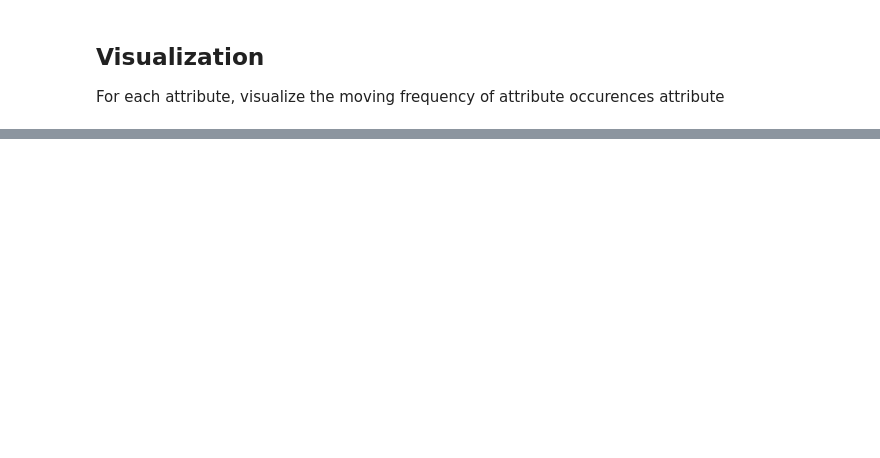
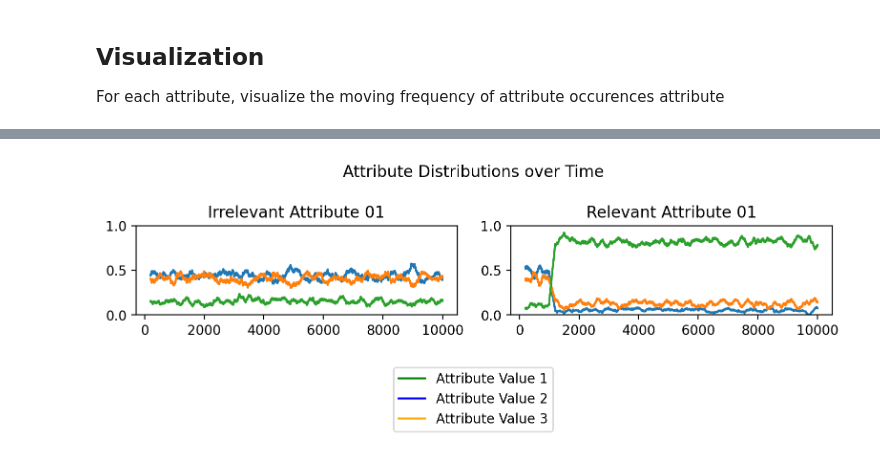
Before and after one commit to lennartebert/explaining_concept_drift, a Jupyter notebook: 20_visualize_attributes.ipynb, the cells around one changed output, grey strips where cells are left out. Saved outputs shown, nothing was run; the diff lists cells and outputs as text; code cells hidden in the pictures; blank space fills up the shorter version.

```diff
--- a/20_visualize_attributes.ipynb
+++ b/20_visualize_attributes.ipynb
@@ -90,0 +112,42 @@ plt.show()
+# %%
+## plot only one relevant and one irrelevant attribute
+selected_attribute_distributions = {k: v for k, v in attribute_distributions.items() if k in ['Irrelevant Attribute 01', 'Relevant Attribute 01']}
+
+columns = 2
+
+# plot all attribute distributions in a plot with subplots
+n = len(selected_attribute_distributions.keys())
+rows = max(1, int(math.ceil(n / columns))) # set the row count to at least 1
+
+gs = gridspec.GridSpec(rows, columns)
+fig = plt.figure(dpi=200, figsize = (8,2*rows))
+
+# get sorted attribute list
+attribute_list = sorted(list(selected_attribute_distributions.keys()))
+
+# plot all attribute distributions
+for i, attribute_name in enumerate(attribute_list):
+    series = selected_attribute_distributions[attribute_name]
+    ax = fig.add_subplot(gs[i])
+    ax.plot(series)
+    # set the y axis to 0 - 1
+    plt.ylim(0, 1)
+    ax.title.set_text(attribute_name)
+
+# create the legend
+legend_elements = [lines.Line2D([0], [0], color='green', linestyle='solid', label='Attribute Value 1'),
+    lines.Line2D([0], [0], color='blue', linestyle='solid', label=f'Attribute Value 2'),
+    lines.Line2D([0], [0], color='orange', linestyle='solid', label=f'Attribute Value 3')
+]
+
+fig.legend(handles=legend_elements, loc='lower center', bbox_to_anchor=(0.5, -0.45))
+
+
+# add a title
+fig.suptitle('Attribute Distributions over Time')
+
+fig.tight_layout()
+
+plt.show()
+# %% [output]
+[figure, added]
```
Also changed, not shown: parts of 3 cells of this notebook, 10 other files.
